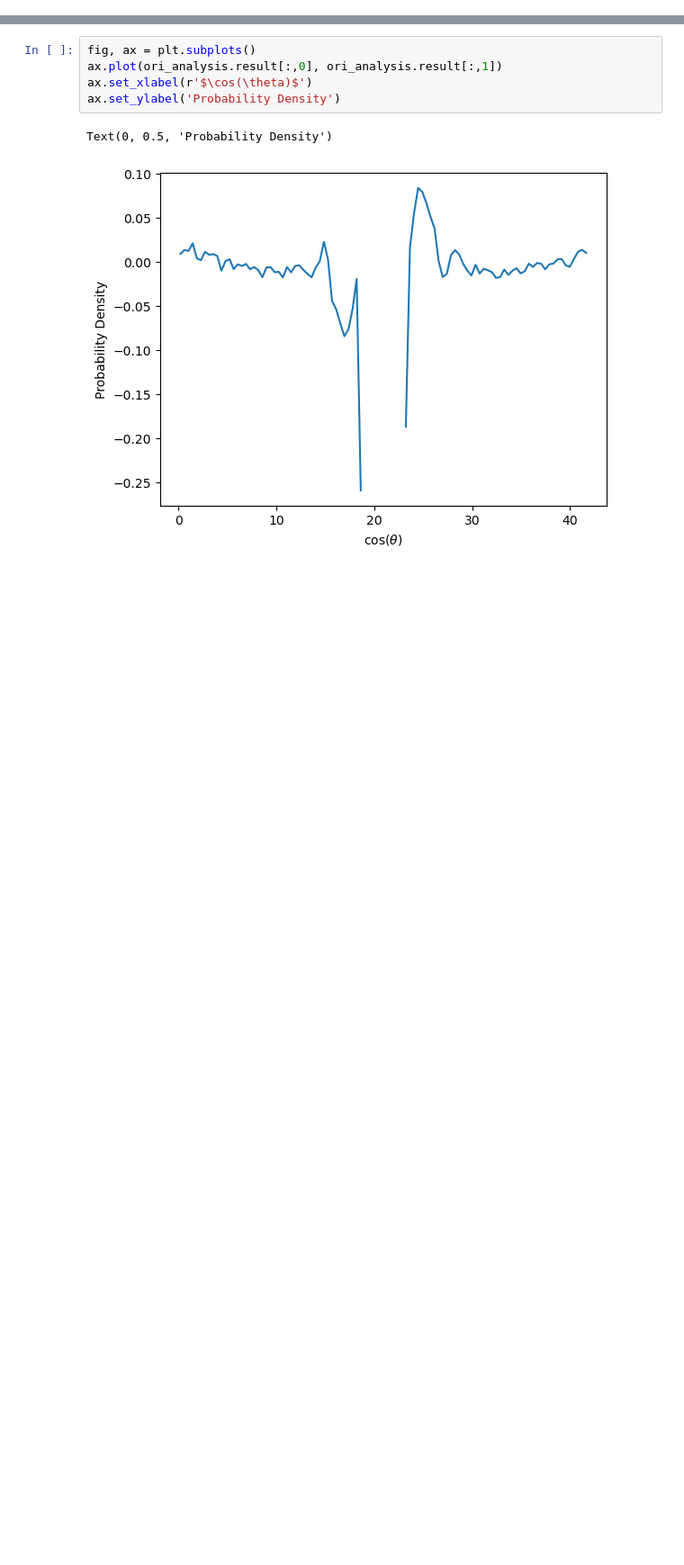
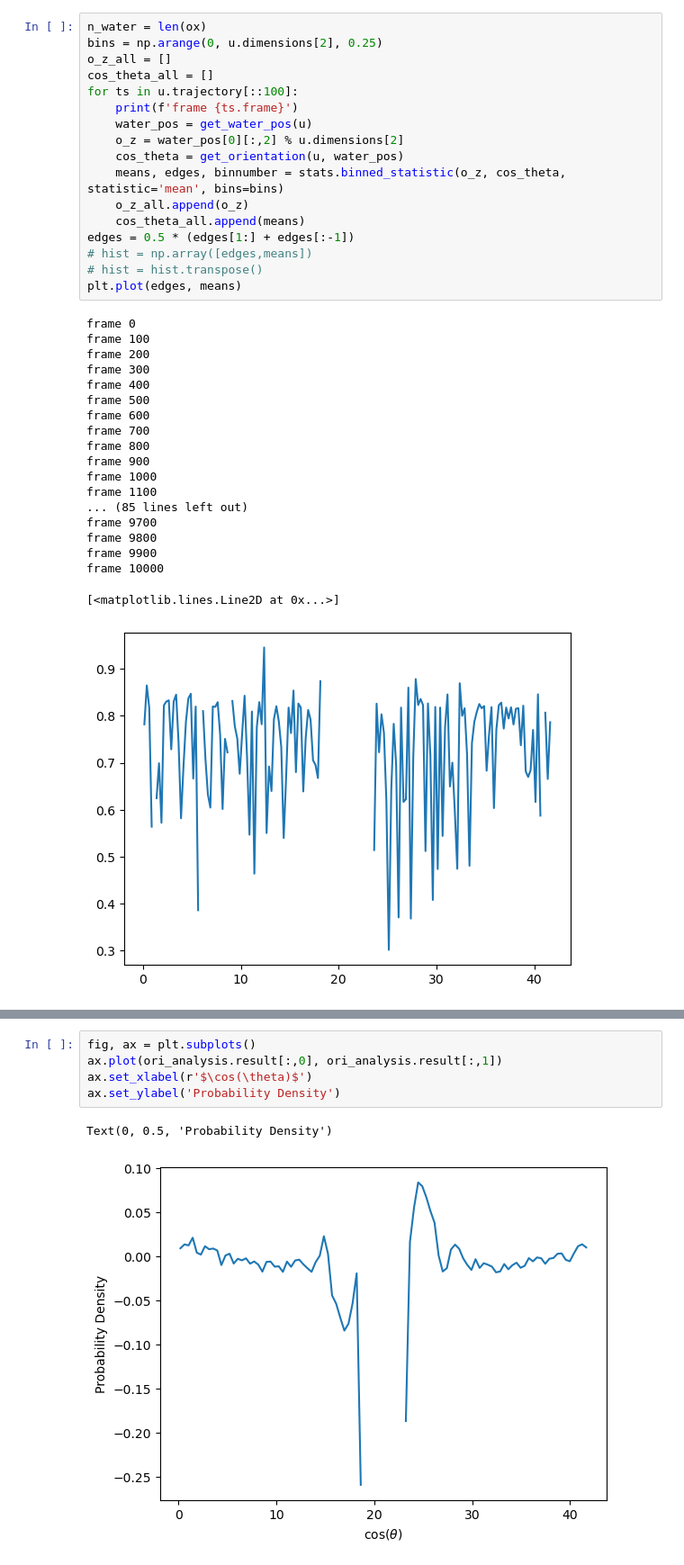
Before and after one commit to niamhon/MD-Practical, a Jupyter notebook: 02_LAMMPS-electrolyte/analysis/trajectory-analysis.ipynb, the cells around one changed output, grey strips where cells are left out. Shown: that part at 90% size. Cells and saved outputs as stored; diff of their text form; blank space fills up the shorter version.

```diff
--- a/02_LAMMPS-electrolyte/analysis/trajectory-analysis.ipynb
+++ b/02_LAMMPS-electrolyte/analysis/trajectory-analysis.ipynb
@@ -90 +188,38 @@ Following from the analysis of the overall structure of the electrolyte, it woul
+# %%
+n_water = len(ox)
+bins = np.arange(0, u.dimensions[2], 0.25)
+o_z_all = []
+cos_theta_all = []
+for ts in u.trajectory[::100]:
+    print(f'frame {ts.frame}')
+    water_pos = get_water_pos(u)
+    o_z = water_pos[0][:,2] % u.dimensions[2]
+    cos_theta = get_orientation(u, water_pos)
+    means, edges, binnumber = stats.binned_statistic(o_z, cos_theta, statistic='mean', bins=bins)
+    o_z_all.append(o_z)
+    cos_theta_all.append(means)
+edges = 0.5 * (edges[1:] + edges[:-1])
+# hist = np.array([edges,means])
+# hist = hist.transpose()
+plt.plot(edges, means)
+# %% [output]
+frame 0
+frame 100
+frame 200
+frame 300
+frame 400
+frame 500
+frame 600
+frame 700
+frame 800
+frame 900
+frame 1000
+frame 1100
+... (85 lines left out)
+frame 9700
+frame 9800
+frame 9900
+frame 10000
+[<matplotlib.lines.Line2D at 0x...>]
+[figure, added]
 # %%
```
Also changed, not shown: parts of 30 cells of this notebook.
